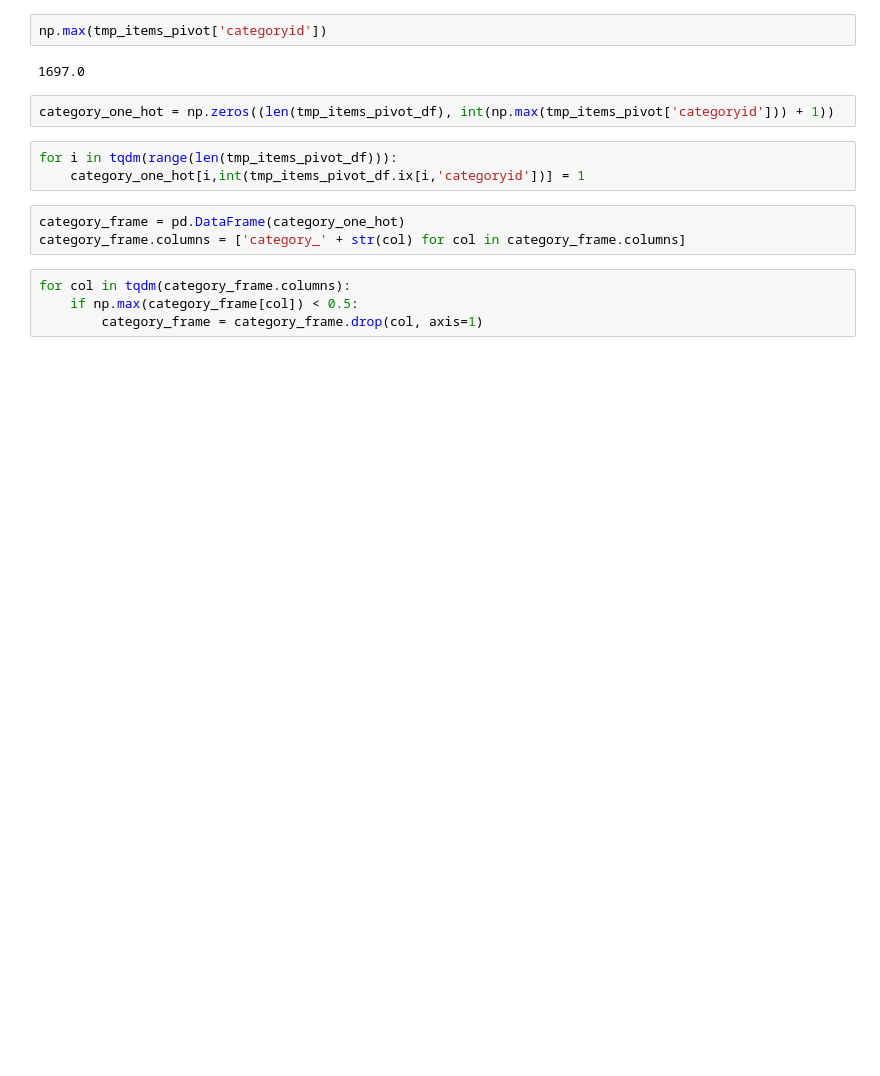
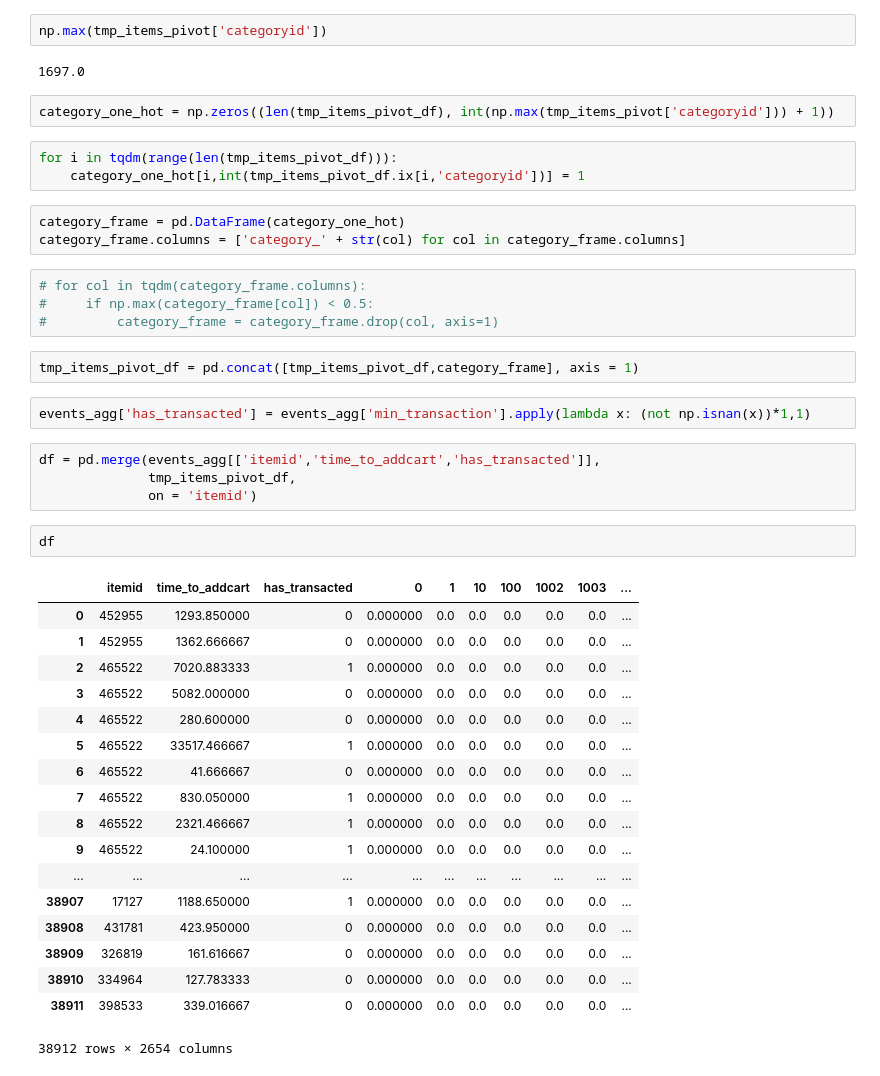
Before and after one commit to Plutonicx/sandbox, a Jupyter notebook: time_decay_data/feature engineering.ipynb, the cells around one changed output. Cells and saved outputs as stored; diff of their text form; blank space fills up the shorter version.

```diff
--- a/time_decay_data/feature engineering.ipynb
+++ b/time_decay_data/feature engineering.ipynb
@@ -162,6 +134,35 @@ for i in tqdm(range(len(tmp_items_pivot_df))):
 category_frame = pd.DataFrame(category_one_hot)
 category_frame.columns = ['category_' + str(col) for col in category_frame.columns]
 # %%
-for col in tqdm(category_frame.columns):
-    if np.max(category_frame[col]) < 0.5:
-        category_frame = category_frame.drop(col, axis=1)
+# for col in tqdm(category_frame.columns):
+#     if np.max(category_frame[col]) < 0.5:
+#         category_frame = category_frame.drop(col, axis=1)
+# %%
+tmp_items_pivot_df = pd.concat([tmp_items_pivot_df,category_frame], axis = 1)
+# %%
+events_agg['has_transacted'] = events_agg['min_transaction'].apply(lambda x: (not np.isnan(x))*1,1)
+# %%
+df = pd.merge(events_agg[['itemid','time_to_addcart','has_transacted']],
+              tmp_items_pivot_df,
+              on = 'itemid')
+# %%
+df
+# %% [output]
+|  | itemid | time_to_addcart | has_transacted | 0 | 1 | 10 | 100 | 1002 | 1003 | ... |
+| 0 | 452955 | 1293.850000 | 0 | 0.000000 | 0.0 | 0.0 | 0.0 | 0.0 | 0.0 | ... |
+| 1 | 452955 | 1362.666667 | 0 | 0.000000 | 0.0 | 0.0 | 0.0 | 0.0 | 0.0 | ... |
+| 2 | 465522 | 7020.883333 | 1 | 0.000000 | 0.0 | 0.0 | 0.0 | 0.0 | 0.0 | ... |
+| 3 | 465522 | 5082.000000 | 0 | 0.000000 | 0.0 | 0.0 | 0.0 | 0.0 | 0.0 | ... |
+| 4 | 465522 | 280.600000 | 0 | 0.000000 | 0.0 | 0.0 | 0.0 | 0.0 | 0.0 | ... |
+| 5 | 465522 | 33517.466667 | 1 | 0.000000 | 0.0 | 0.0 | 0.0 | 0.0 | 0.0 | ... |
+| 6 | 465522 | 41.666667 | 0 | 0.000000 | 0.0 | 0.0 | 0.0 | 0.0 | 0.0 | ... |
+| 7 | 465522 | 830.050000 | 1 | 0.000000 | 0.0 | 0.0 | 0.0 | 0.0 | 0.0 | ... |
+| 8 | 465522 | 2321.466667 | 1 | 0.000000 | 0.0 | 0.0 | 0.0 | 0.0 | 0.0 | ... |
+| 9 | 465522 | 24.100000 | 1 | 0.000000 | 0.0 | 0.0 | 0.0 | 0.0 | 0.0 | ... |
+| ... | ... | ... | ... | ... | ... | ... | ... | ... | ... | ... |
+| 38907 | 17127 | 1188.650000 | 1 | 0.000000 | 0.0 | 0.0 | 0.0 | 0.0 | 0.0 | ... |
+| 38908 | 431781 | 423.950000 | 0 | 0.000000 | 0.0 | 0.0 | 0.0 | 0.0 | 0.0 | ... |
+| 38909 | 326819 | 161.616667 | 0 | 0.000000 | 0.0 | 0.0 | 0.0 | 0.0 | 0.0 | ... |
+| 38910 | 334964 | 127.783333 | 0 | 0.000000 | 0.0 | 0.0 | 0.0 | 0.0 | 0.0 | ... |
+| 38911 | 398533 | 339.016667 | 0 | 0.000000 | 0.0 | 0.0 | 0.0 | 0.0 | 0.0 | ... |
+38912 rows × 2654 columns
```
Also changed, not shown: parts of 3 cells of this notebook.
